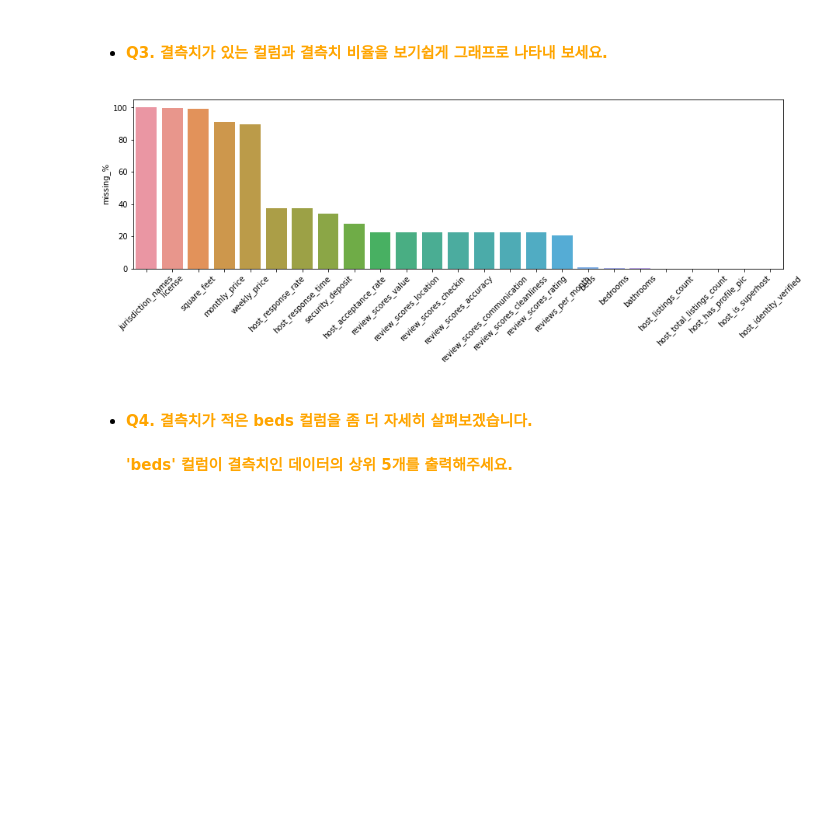
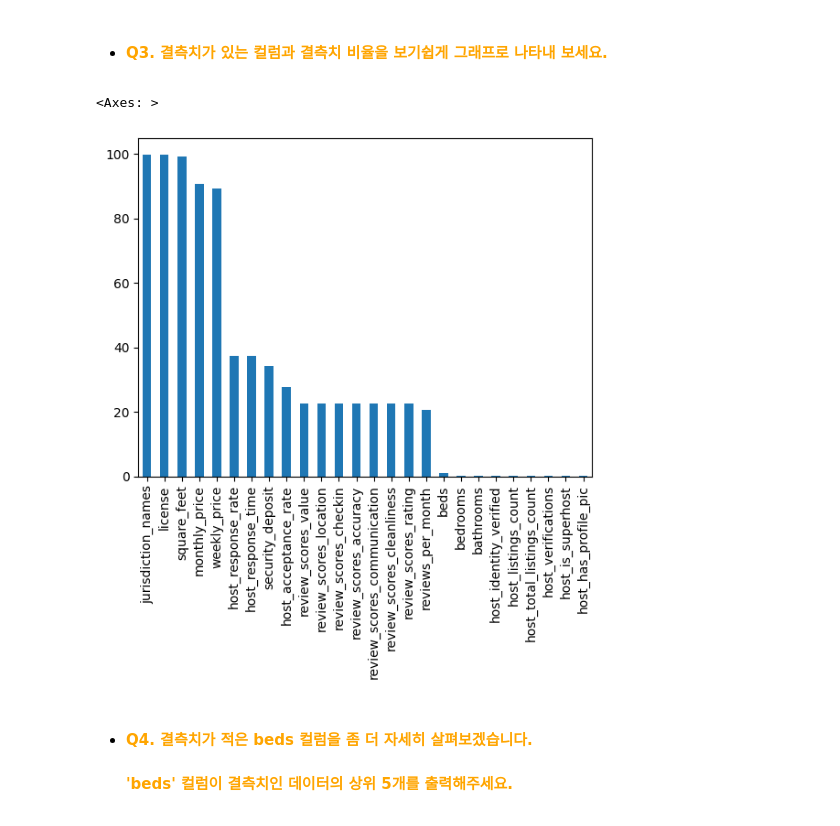
Before and after one commit to hajin-kim/ybigta-23th-onboarding, a Jupyter notebook: 0713 EDA, FE/EDA_FE 과제.ipynb, the cells around one changed output. Cells and saved outputs as stored; diff of their text form; code cells hidden in the pictures; blank space fills up the shorter version.

```diff
--- a/0713 EDA, FE/EDA_FE 과제.ipynb
+++ b/0713 EDA, FE/EDA_FE 과제.ipynb
@@ -95,0 +79,11 @@ memory usage: 21.3+ MB
+# %%
+# Q2
+missing_sum = df.isnull().sum()
+missing_percent = missing_sum * 100 / len(df)
+null_count_table = pd.concat(
+    [missing_sum, missing_percent], axis=1, keys=["missing_num", "missing_%"]
+)
+null_count_table = null_count_table[null_count_table["missing_num"] > 0].sort_values(
+    "missing_num", ascending=False
+)
+null_count_table
@@ -97,8 +109,10 @@ memory usage: 21.3+ MB
 - #### <font color='orange'> Q3. 결측치가 있는 컬럼과 결측치 비율을 보기쉽게 그래프로 나타내 보세요.
 # %%
 # Q3
+null_count_table["missing_%"].plot.bar()
 # %% [output]
+<Axes: >
-[figure, old version]
+[figure, new version]
 # %% [markdown]
 - #### <font color='orange'> Q4. 결측치가 적은 beds 컬럼을 좀 더 자세히 살펴보겠습니다.
   #### <font color='orange'> 'beds' 컬럼이 결측치인 데이터의 상위 5개를 출력해주세요.
```
Also changed, not shown: parts of 31 cells of this notebook, 1 other file.
